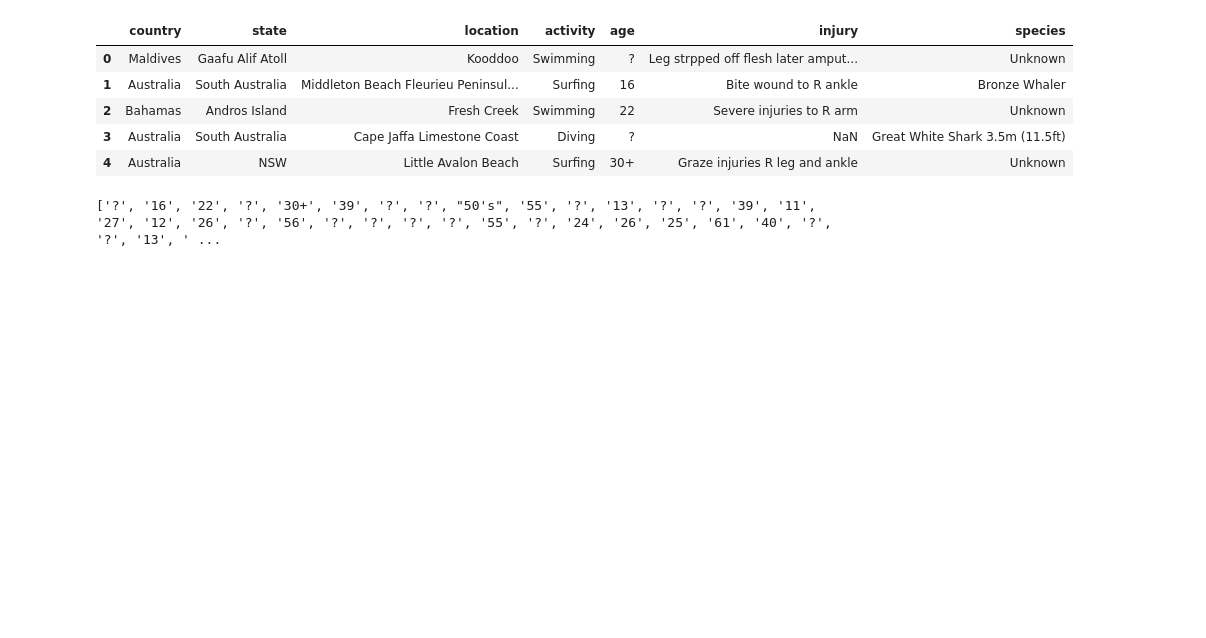
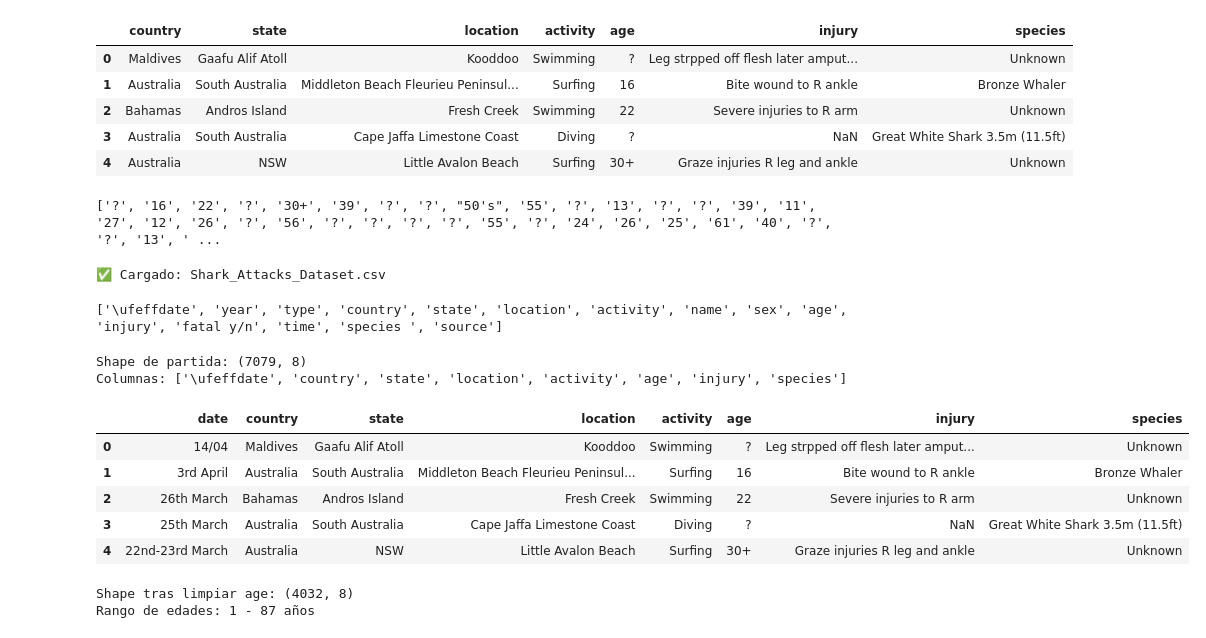
Before and after one commit to roizherrerapilar-hub/Mini-project---Shark-Attacks, a Jupyter notebook: Notebook.ipynb, the cells around one changed output. Saved outputs shown, nothing was run; the diff lists cells and outputs as text; code cells hidden in the pictures; blank space fills up the shorter version.

```diff
--- a/Notebook.ipynb
+++ b/Notebook.ipynb
@@ -206,3 +207,49 @@ age_values = df['age'].tolist()
 print(age_values)
 # %% [output]
 ['?', '16', '22', '?', '30+', '39', '?', '?', "50's", '55', '?', '13', '?', '?', '39', '11', '27', '12', '26', '?', '56', '?', '?', '?', '?', '55', '?', '24', '26', '25', '61', '40', '?', '?', '13', ' ...
+# %%
+import pandas as pd
+import re
+
+#df = pd.read_csv('Dataset_CSV.csv', sep=';')
+df = pd.read_csv('Shark_Attacks_Dataset.csv', sep=';')
+pd.set_option('display.max_columns', None)
+# %%
+try:
+    df = pd.read_csv('Shark_Attacks_Dataset.csv', sep=';', low_memory=False)
+    print("✅ Cargado: Shark_Attacks_Dataset.csv")
+except FileNotFoundError:
+    df = pd.read_csv('Dataset_CSV.csv', sep=';', low_memory=False)
+    print("✅ Cargado: Dataset_CSV.csv")
+# %% [output]
+✅ Cargado: Shark_Attacks_Dataset.csv
+# %%
+df = df.drop(columns=df.columns[15:])
+df.columns = df.columns.str.lower()
+print(df.columns.tolist())
+# %% [output]
+['\ufeffdate', 'year', 'type', 'country', 'state', 'location', 'activity', 'name', 'sex', 'age', 'injury', 'fatal y/n', 'time', 'species ', 'source']
+# %%
+df = pd.read_csv('Shark_Attacks_Dataset.csv', sep=';', skiprows=1,
+                  low_memory=False, encoding='utf-8-sig')
+# %%
+df = df.drop(columns=df.columns[15:])
+df.columns = df.columns.str.lower().str.strip()
+# %%
+# Eliminar solo las columnas que existan
+cols_to_drop = ['date', 'year', 'type', 'name', 'sex', 'fatal y/n', 'time', 'source']
+df = df.drop(columns=[c for c in cols_to_drop if c in df.columns])
+df = df.drop_duplicates().reset_index(drop=True)
+# %%
+print(f'Shape de partida: {df.shape}')
+print(f'Columnas: {df.columns.tolist()}')
+df.head()
+# %% [output]
+Shape de partida: (7079, 8)
+Columnas: ['\ufeffdate', 'country', 'state', 'location', 'activity', 'age', 'injury', 'species']
+|  | ﻿date | country | state | location | activity | age | injury | species |
+| 0 | 14/04 | Maldives | Gaafu Alif Atoll | Kooddoo | Swimming | ? | Leg strpped off flesh later amput... | Unknown |
+| 1 | 3rd April | Australia | South Australia | Middleton Beach Fleurieu Peninsul... | Surfing | 16 | Bite wound to R ankle | Bronze Whaler |
+| 2 | 26th March | Bahamas | Andros Island | Fresh Creek | Swimming | 22 | Severe injuries to R arm | Unknown |
+| 3 | 25th March | Australia | South Australia | Cape Jaffa Limestone Coast | Diving | ? | NaN | Great White Shark 3.5m (11.5ft) |
+| 4 | 22nd-23rd March | Australia | NSW | Little Avalon Beach | Surfing | 30+ | Graze injuries R leg and ankle | Unknown |
@@ -208,0 +271,6 @@ print(age_values)
+# %%
+print(f'Shape tras limpiar age: {df.shape}')
+print(f'Rango de edades: {int(df["age"].min())} - {int(df["age"].max())} años')
+# %% [output]
+Shape tras limpiar age: (4032, 8)
+Rango de edades: 1 - 87 años
```
Also changed, not shown: parts of 18 cells of this notebook.
